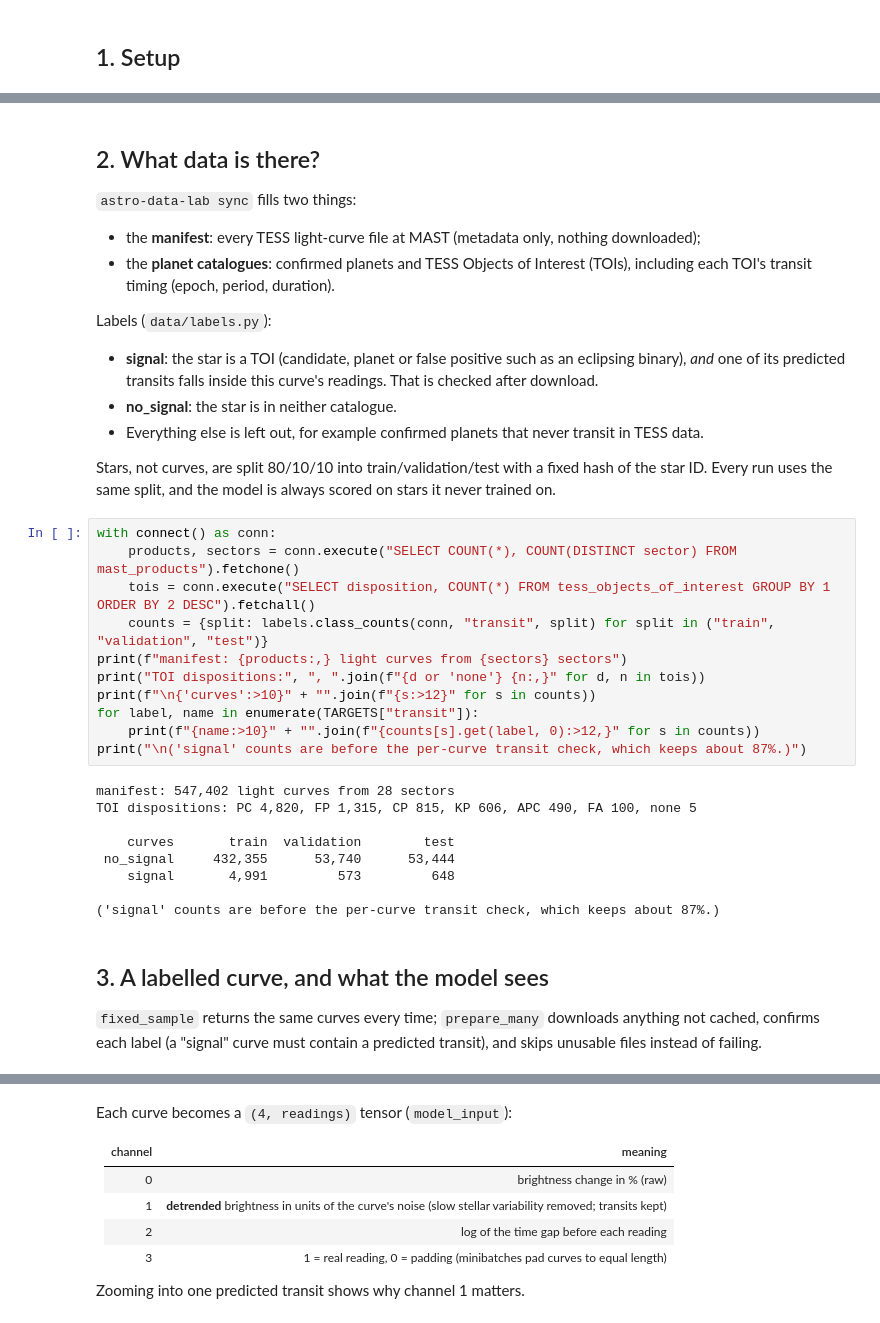
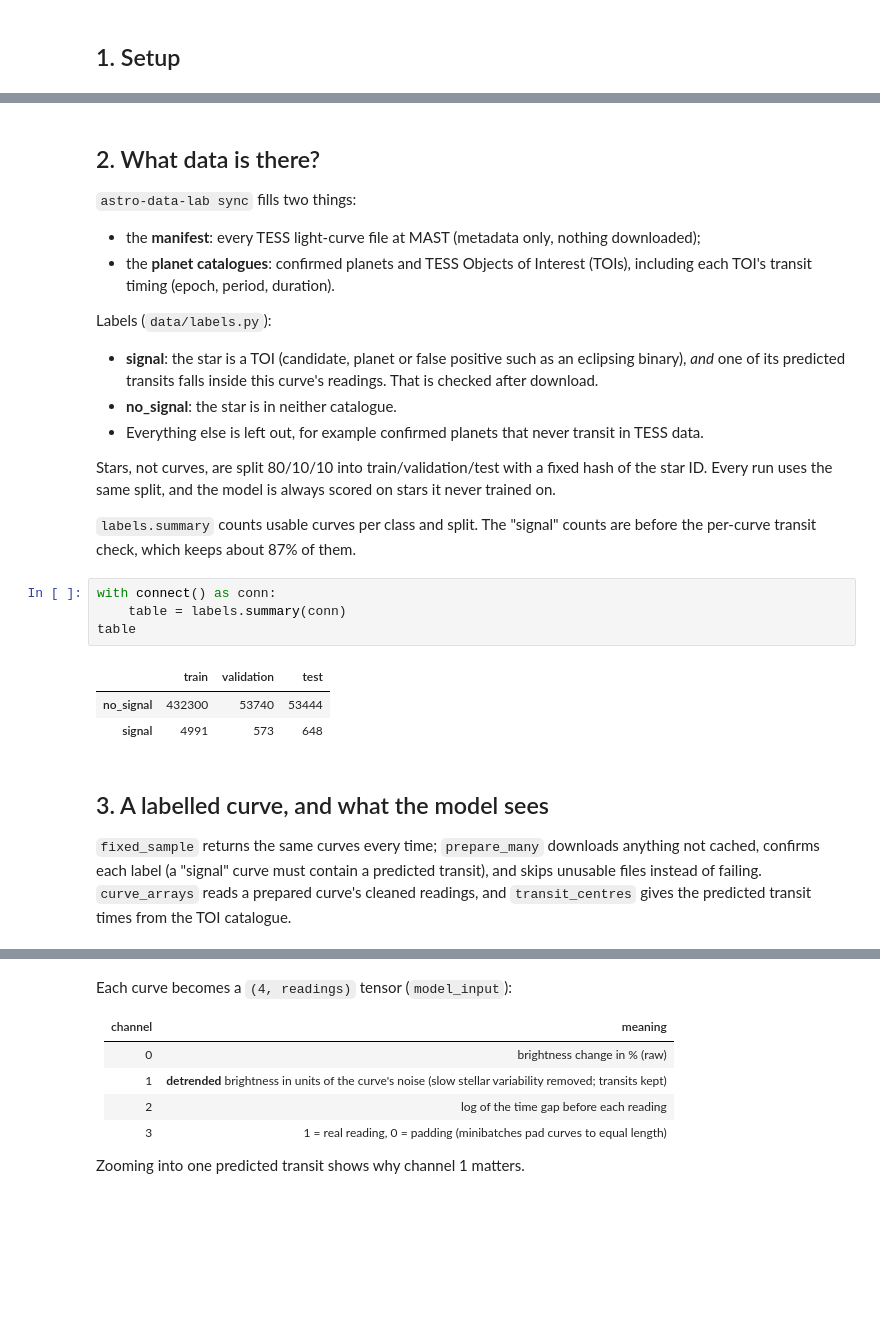
Before and after one commit to MarkJamesDunbar/astro-data-lab, a Jupyter notebook: notebooks/walkthrough.ipynb, the cells around one changed output, grey strips where cells are left out. Saved outputs shown, nothing was run; the diff lists cells and outputs as text; blank space fills up the shorter version.

```diff
--- a/notebooks/walkthrough.ipynb
+++ b/notebooks/walkthrough.ipynb
@@ -76,31 +78,24 @@ Labels (`data/labels.py`):
 
 Stars, not curves, are split 80/10/10 into train/validation/test with a fixed hash of the star ID. Every run uses
 the same split, and the model is always scored on stars it never trained on.
+
+`labels.summary` counts usable curves per class and split. The "signal" counts are before the per-curve
+transit check, which keeps about 87% of them.
 # %%
 with connect() as conn:
-    products, sectors = conn.execute("SELECT COUNT(*), COUNT(DISTINCT sector) FROM mast_products").fetchone()
-    tois = conn.execute("SELECT disposition, COUNT(*) FROM tess_objects_of_interest GROUP BY 1 ORDER BY 2 DESC").fetchall()
-    counts = {split: labels.class_counts(conn, "transit", split) for split in ("train", "validation", "test")}
-print(f"manifest: {products:,} light curves from {sectors} sectors")
-print("TOI dispositions:", ", ".join(f"{d or 'none'} {n:,}" for d, n in tois))
-print(f"\n{'curves':>10}" + "".join(f"{s:>12}" for s in counts))
-for label, name in enumerate(TARGETS["transit"]):
-    print(f"{name:>10}" + "".join(f"{counts[s].get(label, 0):>12,}" for s in counts))
-print("\n('signal' counts are before the per-curve transit check, which keeps about 87%.)")
+    table = labels.summary(conn)
+table
 # %% [output]
-manifest: 547,402 light curves from 28 sectors
-TOI dispositions: PC 4,820, FP 1,315, CP 815, KP 606, APC 490, FA 100, none 5
-
-    curves       train  validation        test
- no_signal     432,355      53,740      53,444
-    signal       4,991         573         648
-
-('signal' counts are before the per-curve transit check, which keeps about 87%.)
+|  | train | validation | test |
+| no_signal | 432300 | 53740 | 53444 |
+| signal | 4991 | 573 | 648 |
 # %% [markdown]
 ## 3. A labelled curve, and what the model sees
 
 `fixed_sample` returns the same curves every time; `prepare_many` downloads anything not cached, confirms each
 label (a "signal" curve must contain a predicted transit), and skips unusable files instead of failing.
+`curve_arrays` reads a prepared curve's cleaned readings, and `transit_centres` gives the predicted transit
+times from the TOI catalogue.
 # %%
 with connect() as conn:
     sample = labels.fixed_sample(conn, "transit", "validation", per_class=10)
```
Also changed, not shown: parts of 12 cells of this notebook, 21 other files.
